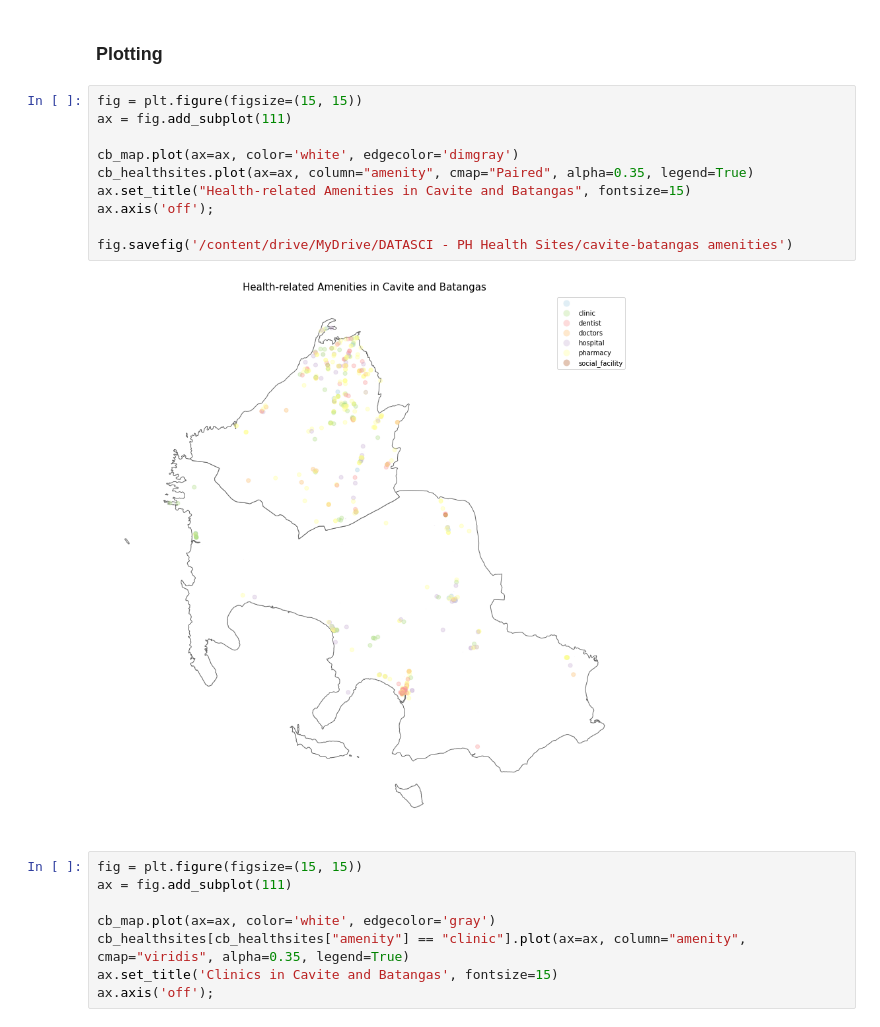
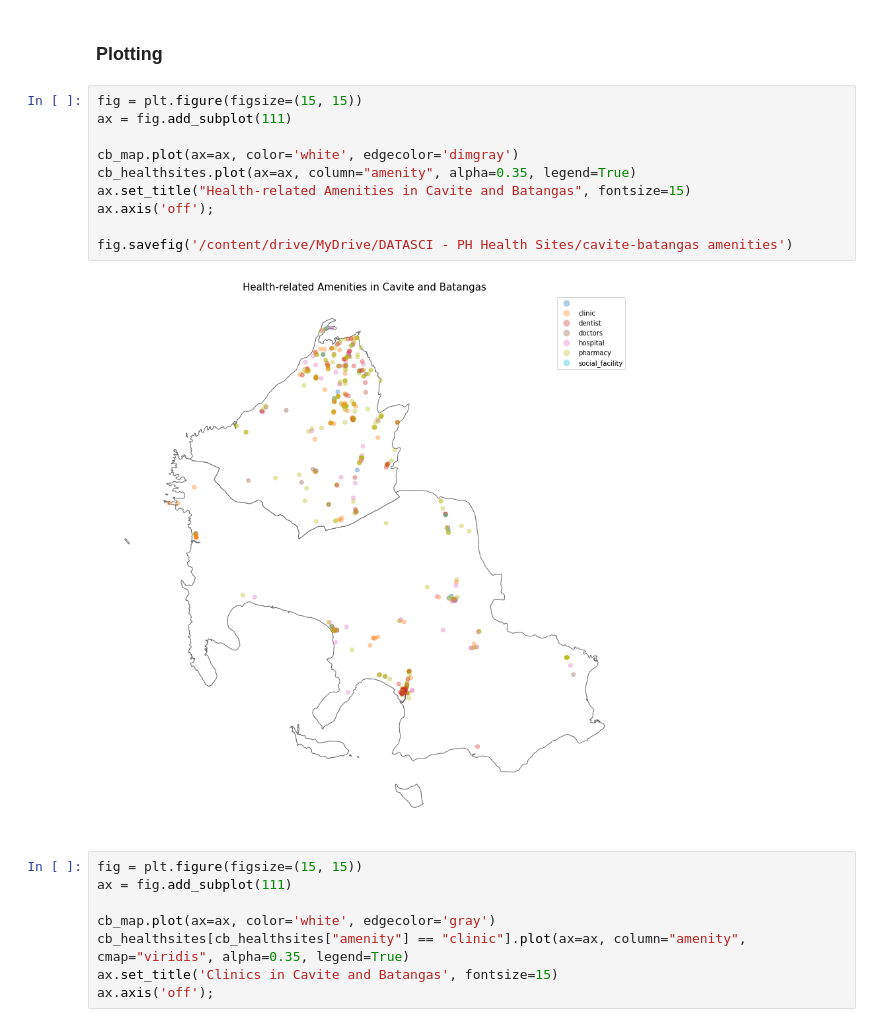
Before and after one commit to mikatej/DATASCI-PH-HealthSites, a Jupyter notebook: Health_sites_Tejada.ipynb, the cells around one changed output. Cells and saved outputs as stored; diff of their text form.

```diff
--- a/Health_sites_Tejada.ipynb
+++ b/Health_sites_Tejada.ipynb
@@ -115,15 +115,15 @@ cb_healthsites.head()
 # %%
 fig = plt.figure(figsize=(15, 15))
 ax = fig.add_subplot(111)
 
 cb_map.plot(ax=ax, color='white', edgecolor='dimgray')
-cb_healthsites.plot(ax=ax, column="amenity", cmap="Paired", alpha=0.35, legend=True)
+cb_healthsites.plot(ax=ax, column="amenity", alpha=0.35, legend=True)
 ax.set_title("Health-related Amenities in Cavite and Batangas", fontsize=15)
 ax.axis('off');
 
 fig.savefig('/content/drive/MyDrive/DATASCI - PH Health Sites/cavite-batangas amenities')
 # %% [output]
-[figure, old version]
+[figure, new version]
 # %%
 fig = plt.figure(figsize=(15, 15))
 ax = fig.add_subplot(111)
```
